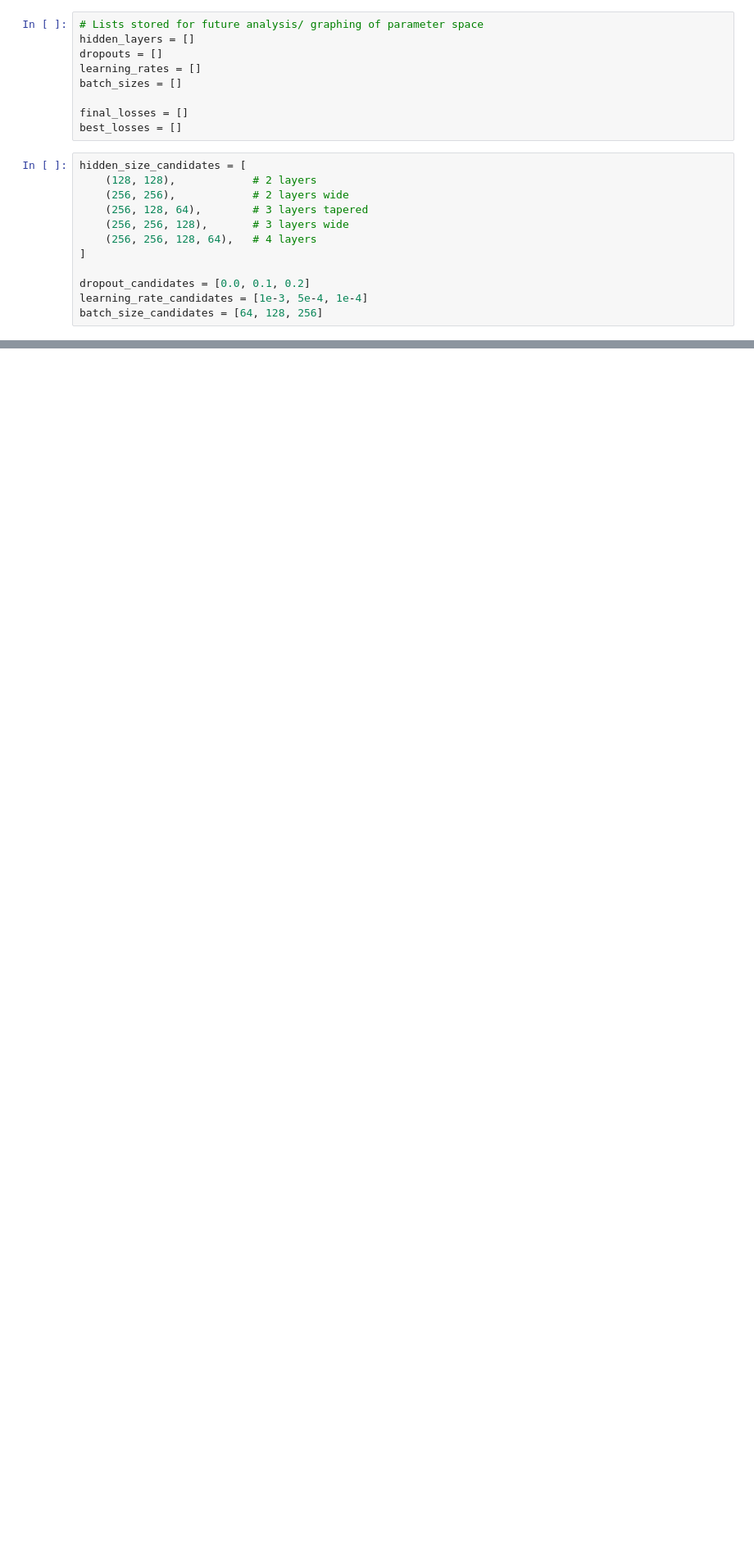
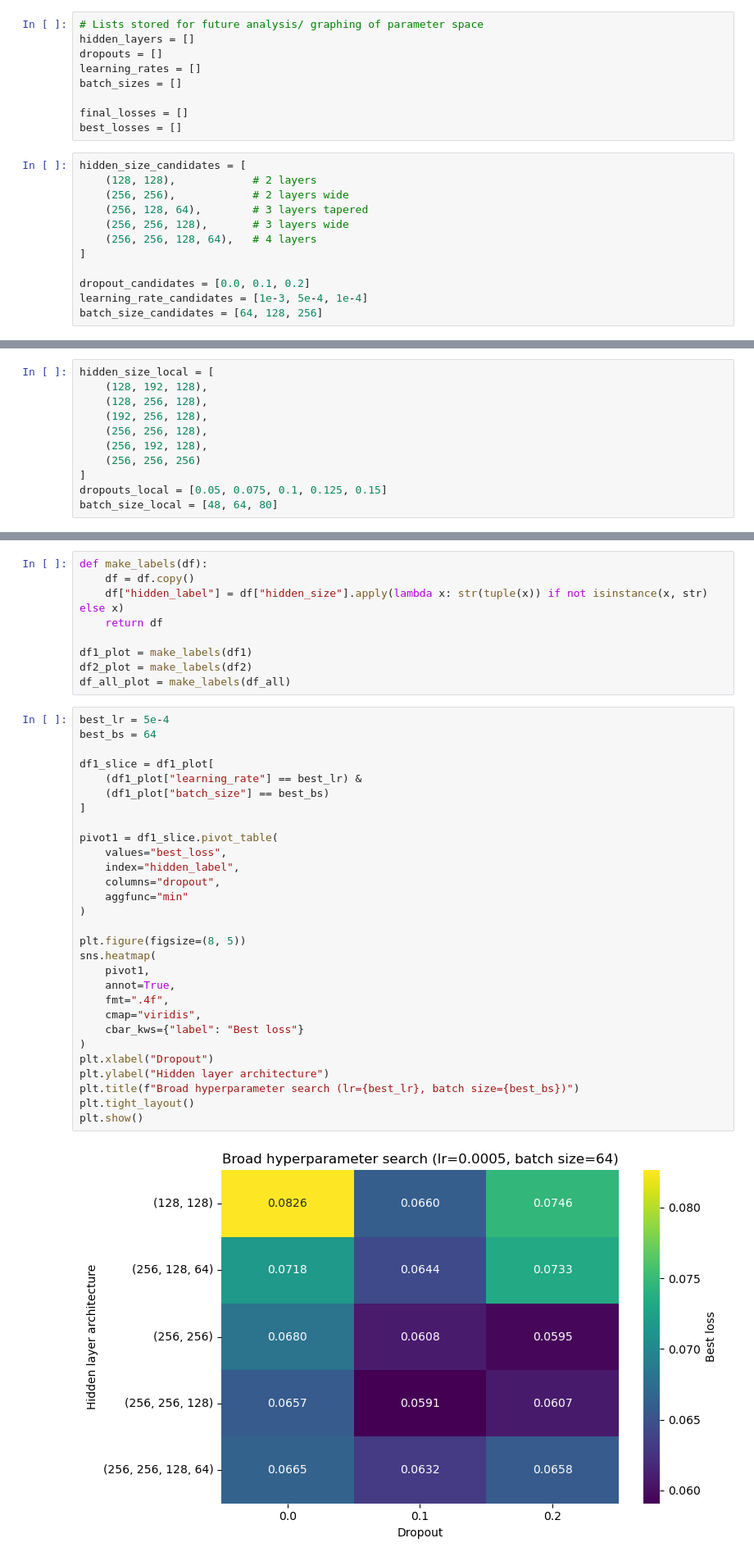
Before and after one commit to Charlow88/Masters-Project, a Jupyter notebook: src/masters_project/hyperparameter_tuning.ipynb, the cells around one changed output, grey strips where cells are left out. Shown at 82% size. Drawn from its saved outputs; the diff is of its cells as text; blank space fills up the shorter version.

Commit message:
hyperparams tuned, ready for visualisation then onto analysis

```diff
--- a/src/masters_project/hyperparameter_tuning.ipynb
+++ b/src/masters_project/hyperparameter_tuning.ipynb
@@ -67,0 +216,11 @@ for hidden_size in hidden_size_candidates:
+# %%
+hidden_size_local = [
+    (128, 192, 128),
+    (128, 256, 128),
+    (192, 256, 128),
+    (256, 256, 128),
+    (256, 192, 128),
+    (256, 256, 256)
+]
+dropouts_local = [0.05, 0.075, 0.1, 0.125, 0.15]
+batch_size_local = [48, 64, 80]
@@ -67,0 +403,40 @@ for hidden_size in hidden_size_candidates:
+# %%
+def make_labels(df):
+    df = df.copy()
+    df["hidden_label"] = df["hidden_size"].apply(lambda x: str(tuple(x)) if not isinstance(x, str) else x)
+    return df
+
+df1_plot = make_labels(df1)
+df2_plot = make_labels(df2)
+df_all_plot = make_labels(df_all)
+# %%
+best_lr = 5e-4
+best_bs = 64
+
+df1_slice = df1_plot[
+    (df1_plot["learning_rate"] == best_lr) &
+    (df1_plot["batch_size"] == best_bs)
+]
+
+pivot1 = df1_slice.pivot_table(
+    values="best_loss",
+    index="hidden_label",
+    columns="dropout",
+    aggfunc="min"
+)
+
+plt.figure(figsize=(8, 5))
+sns.heatmap(
+    pivot1,
+    annot=True,
+    fmt=".4f",
+    cmap="viridis",
+    cbar_kws={"label": "Best loss"}
+)
+plt.xlabel("Dropout")
+plt.ylabel("Hidden layer architecture")
+plt.title(f"Broad hyperparameter search (lr={best_lr}, batch size={best_bs})")
+plt.tight_layout()
+plt.show()
+# %% [output]
+[figure, added]
```
Also changed, not shown: parts of 30 cells of this notebook, 2 other files.
